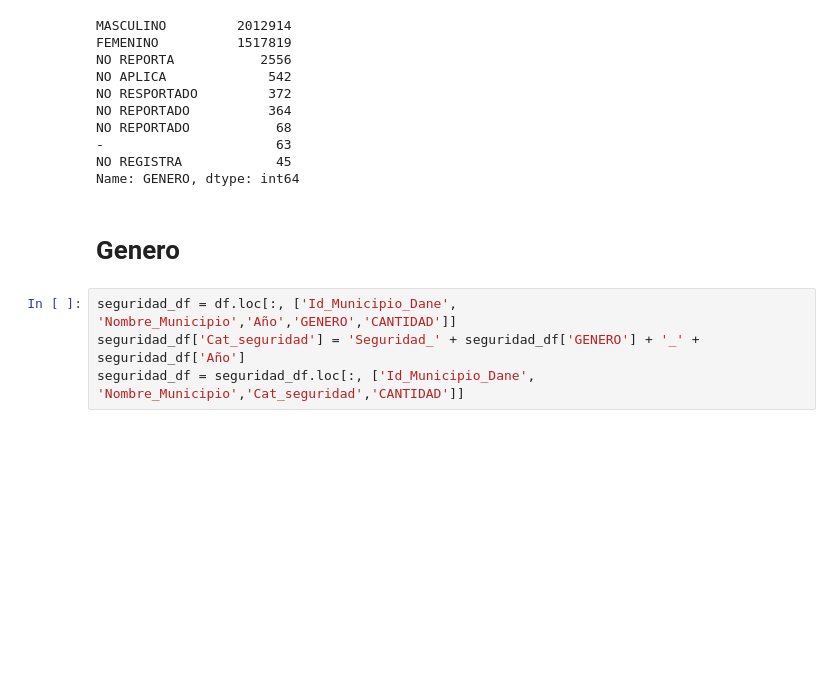
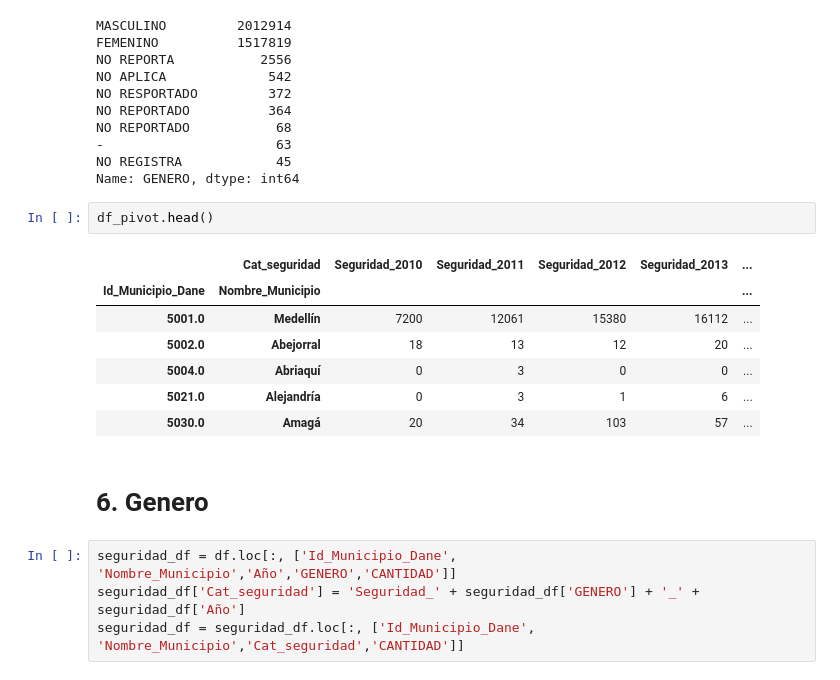
Before and after one commit to Daniel1388/Towns_ML, a Jupyter notebook: Data/Preprocesing_Seguridad.ipynb, the cells around one changed output. Saved outputs shown, nothing was run; the diff lists cells and outputs as text; blank space fills up the shorter version.

Commit message:
Update Preprocesing_Seguridad.ipynb
actualziacion script seguridad

```diff
--- a/Data/Preprocesing_Seguridad.ipynb
+++ b/Data/Preprocesing_Seguridad.ipynb
@@ -87,8 +124,18 @@ NO REPORTADO           68
 -                      63
 NO REGISTRA            45
 Name: GENERO, dtype: int64
+# %%
+df_pivot.head()
+# %% [output]
+|  | Cat_seguridad | Seguridad_2010 | Seguridad_2011 | Seguridad_2012 | Seguridad_2013 | ... |
+| Id_Municipio_Dane | Nombre_Municipio |  |  |  |  | ... |
+| 5001.0 | Medellín | 7200 | 12061 | 15380 | 16112 | ... |
+| 5002.0 | Abejorral | 18 | 13 | 12 | 20 | ... |
+| 5004.0 | Abriaquí | 0 | 3 | 0 | 0 | ... |
+| 5021.0 | Alejandría | 0 | 3 | 1 | 6 | ... |
+| 5030.0 | Amagá | 20 | 34 | 103 | 57 | ... |
 # %% [markdown]
-# Genero
+# 6. Genero
 # %%
 seguridad_df = df.loc[:, ['Id_Municipio_Dane', 'Nombre_Municipio','Año','GENERO','CANTIDAD']]
 seguridad_df['Cat_seguridad'] = 'Seguridad_' + seguridad_df['GENERO'] + '_' + seguridad_df['Año']
```
Also changed, not shown: parts of 14 cells of this notebook.
